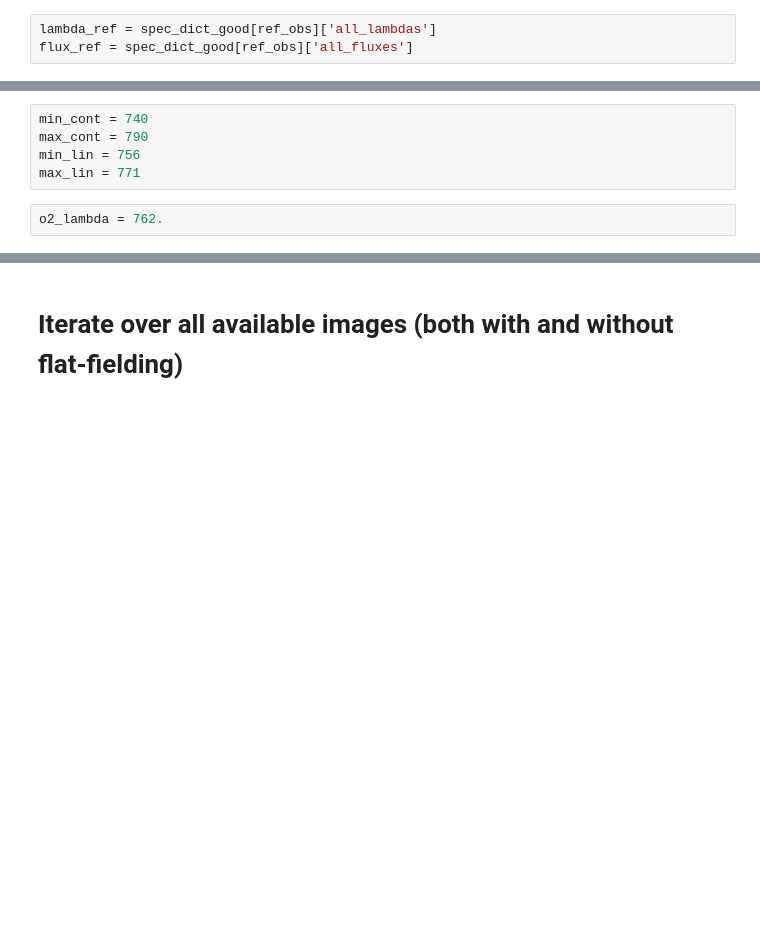
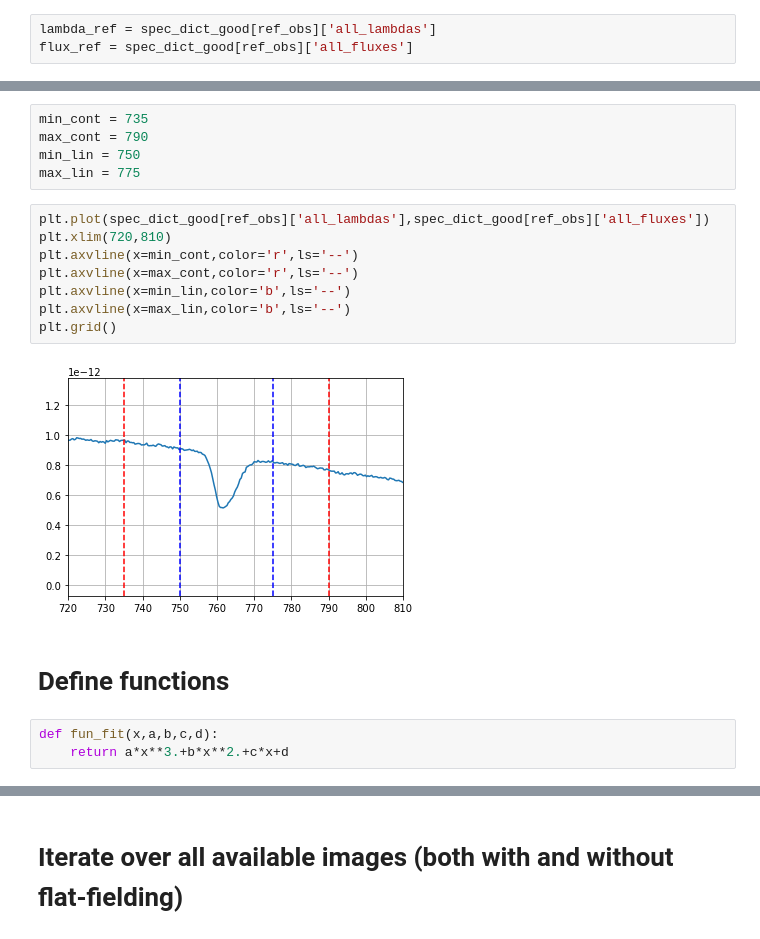
Before and after one commit to mrmonroy/AuxTel_eqw, a Jupyter notebook: O2_EQW/calculate_o2_eqw.ipynb, the cells around one changed output, grey strips where cells are left out. Cells and saved outputs as stored; diff of their text form; blank space fills up the shorter version.

```diff
--- a/O2_EQW/calculate_o2_eqw.ipynb
+++ b/O2_EQW/calculate_o2_eqw.ipynb
@@ -65,10 +68,23 @@ plt.grid()
 # %%
-min_cont = 740
+min_cont = 735
 max_cont = 790
-min_lin = 756
-max_lin = 771
+min_lin = 750
+max_lin = 775
-# %%
-o2_lambda = 762.
+# %%
+plt.plot(spec_dict_good[ref_obs]['all_lambdas'],spec_dict_good[ref_obs]['all_fluxes'])
+plt.xlim(720,810)
+plt.axvline(x=min_cont,color='r',ls='--')
+plt.axvline(x=max_cont,color='r',ls='--')
+plt.axvline(x=min_lin,color='b',ls='--')
+plt.axvline(x=max_lin,color='b',ls='--')
+plt.grid()
+# %% [output]
+[figure, added]
+# %% [markdown]
+# Define functions
+# %%
+def fun_fit(x,a,b,c,d):
+    return a*x**3.+b*x**2.+c*x+d
 # %%
 def eqw(x,flux,min_cont,max_cont,min_lin,max_lin,central_lambda=None,return_fit=False,make_plot=True,plot_name='test.png'):
 
```
Also changed, not shown: parts of 18 cells of this notebook.
